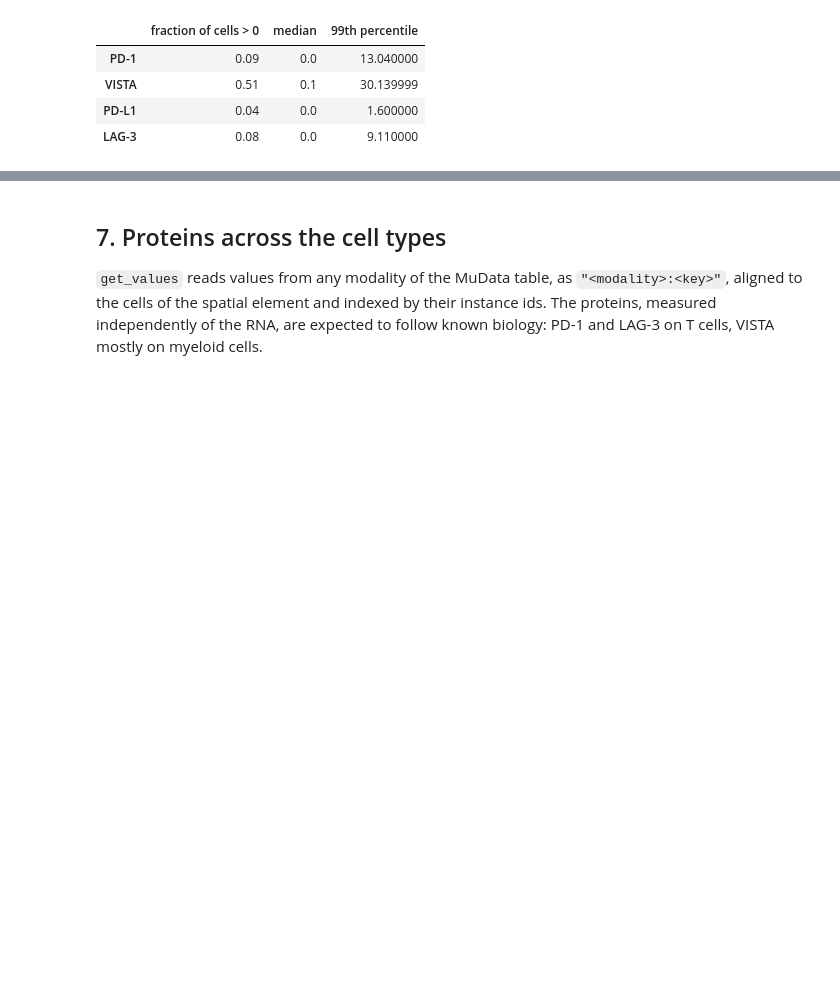
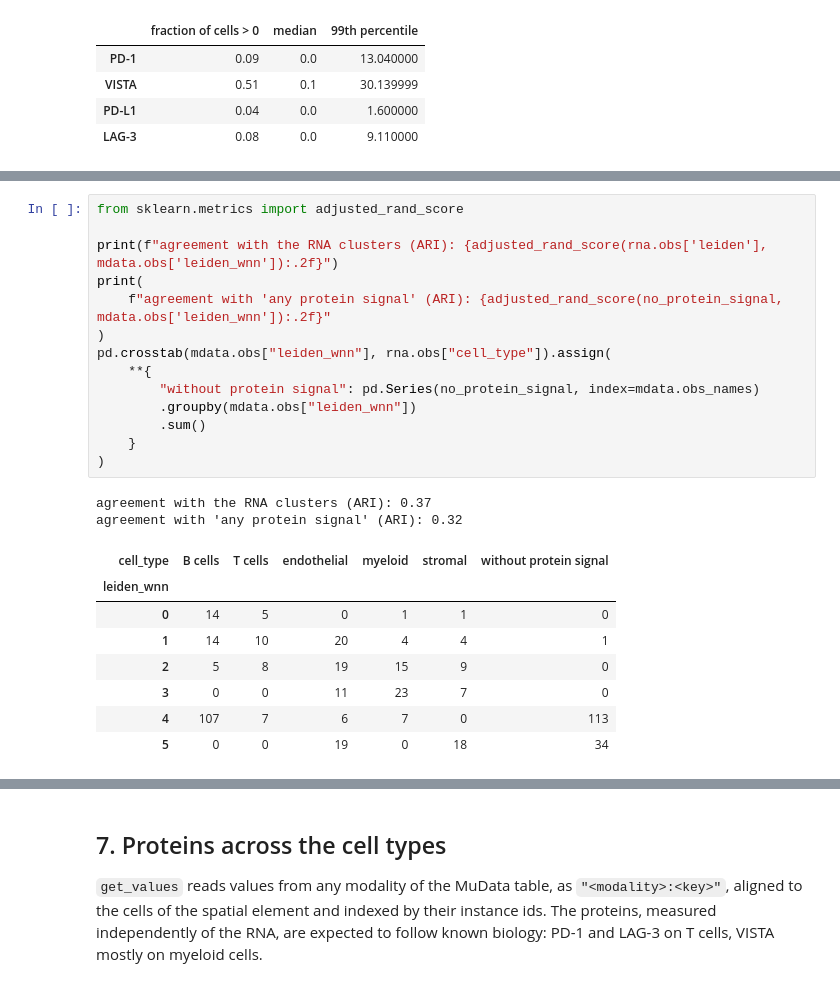
Before and after one commit to timtreis/spatialdata-multiomics-demo, a Jupyter notebook: notebooks/mudata_xenium_gene_protein.ipynb, the cells around one changed output, grey strips where cells are left out. Cells and saved outputs as stored; diff of their text form; blank space fills up the shorter version.

```diff
--- a/notebooks/mudata_xenium_gene_protein.ipynb
+++ b/notebooks/mudata_xenium_gene_protein.ipynb
@@ -267,0 +310,25 @@ cells without signal for any of the 4 proteins: 148 of 334 (44%)
+# %%
+from sklearn.metrics import adjusted_rand_score
+
+print(f"agreement with the RNA clusters (ARI): {adjusted_rand_score(rna.obs['leiden'], mdata.obs['leiden_wnn']):.2f}")
+print(
+    f"agreement with 'any protein signal' (ARI): {adjusted_rand_score(no_protein_signal, mdata.obs['leiden_wnn']):.2f}"
+)
+pd.crosstab(mdata.obs["leiden_wnn"], rna.obs["cell_type"]).assign(
+    **{
+        "without protein signal": pd.Series(no_protein_signal, index=mdata.obs_names)
+        .groupby(mdata.obs["leiden_wnn"])
+        .sum()
+    }
+)
+# %% [output]
+agreement with the RNA clusters (ARI): 0.37
+agreement with 'any protein signal' (ARI): 0.32
+| cell_type | B cells | T cells | endothelial | myeloid | stromal | without protein signal |
+| leiden_wnn |  |  |  |  |  |  |
+| 0 | 14 | 5 | 0 | 1 | 1 | 0 |
+| 1 | 14 | 10 | 20 | 4 | 4 | 1 |
+| 2 | 5 | 8 | 19 | 15 | 9 | 0 |
+| 3 | 0 | 0 | 11 | 23 | 7 | 0 |
+| 4 | 107 | 7 | 6 | 7 | 0 | 113 |
+| 5 | 0 | 0 | 19 | 0 | 18 | 34 |
```
Also changed, not shown: parts of 13 cells of this notebook, 1 other file.
